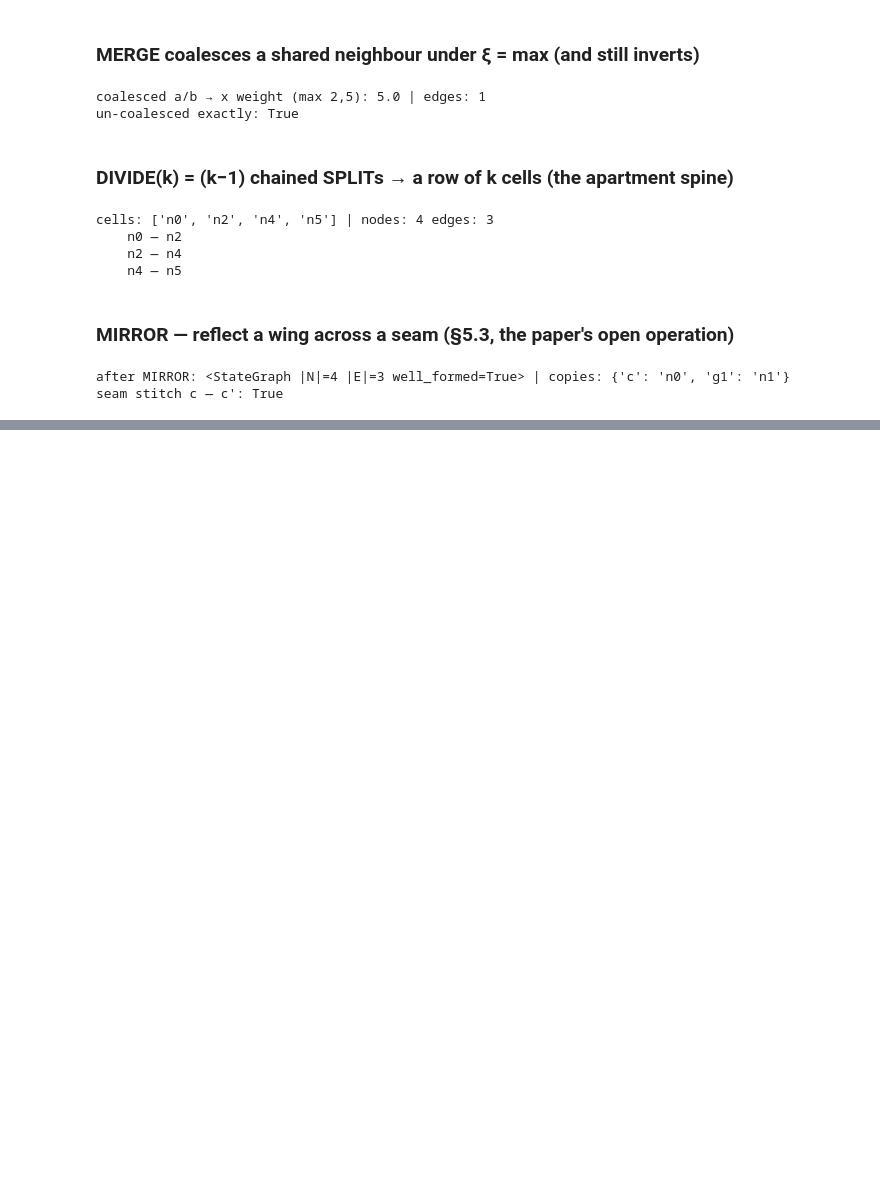
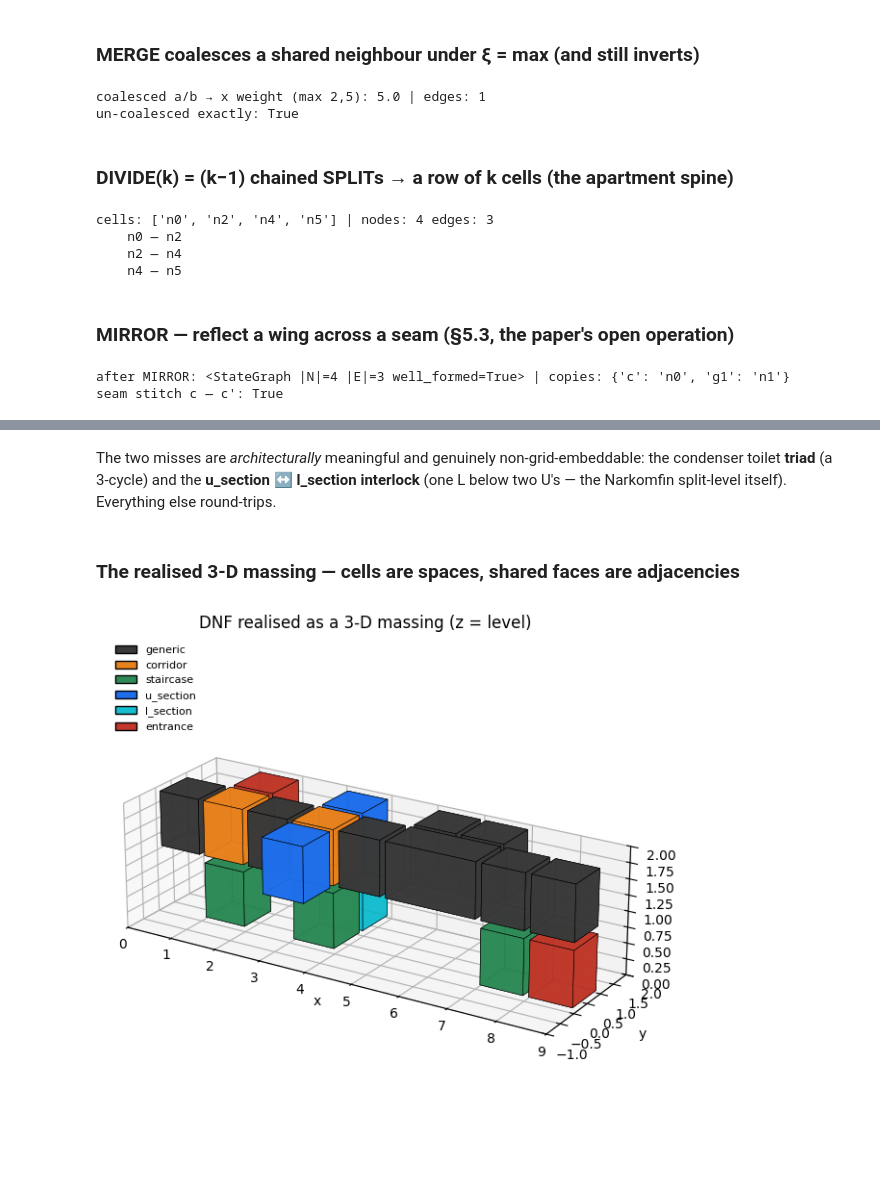
Before and after one commit to arlav/graphtope, a Jupyter notebook: notebooks/01_graphtope.ipynb, the cells around one changed output, grey strips where cells are left out. Drawn from its saved outputs; the diff is of its cells as text; code cells hidden in the pictures; blank space fills up the shorter version.

```diff
--- a/notebooks/01_graphtope.ipynb
+++ b/notebooks/01_graphtope.ipynb
@@ -290,0 +537,13 @@ and NAC checking — the matcher topologic doesn't provide (briefing gap C3).
+# %%
+from graphtope import realise
+G, _ = dnf.derive_dnf()
+
+rep = realise.roundtrip_report(G)
+print(f"cells realised         : {rep['cells']}")
+print(f"adjacencies intended   : {len(rep['realised']) + len(rep['unrealised'])}")
+print(f"  realised as faces     : {len(rep['realised'])}")
+print(f"  not grid-embeddable   : {len(rep['unrealised'])}")
+print(f"round-trip complete?   : {rep['complete']}  (every realised adjacency is a shared face)")
+print(f"extracted graph (order/size): {rep['graph_order']} / {rep['graph_size']}")
+print("non-embeddable motifs  :",
+      sorted((G.node_label(a), G.node_label(b)) for a, b in (tuple(s) for s in rep['unrealised'])))
@@ -290,0 +558,16 @@ and NAC checking — the matcher topologic doesn't provide (briefing gap C3).
+# %% [markdown]
+The two misses are *architecturally* meaningful and genuinely non-grid-embeddable:
+the condenser toilet **triad** (a 3-cycle) and the **u_section ↔ l_section interlock**
+(one L below two U's — the Narkomfin split-level itself). Everything else round-trips.
+# %% [markdown]
+### The realised 3-D massing — cells are spaces, shared faces are adjacencies
+# %%
+import matplotlib.pyplot as plt
+fig = plt.figure(figsize=(9, 7))
+ax = fig.add_subplot(111, projection="3d")
+topoview.draw_massing(G, ax=ax)
+ax.legend(handles=topoview.legend_handles(), loc="upper left", fontsize=8, frameon=False)
+ax.set_title("DNF realised as a 3-D massing (z = level)")
+None
+# %% [output]
+[figure, added]
```
Also changed, not shown: parts of 36 cells of this notebook, 20 other files.
